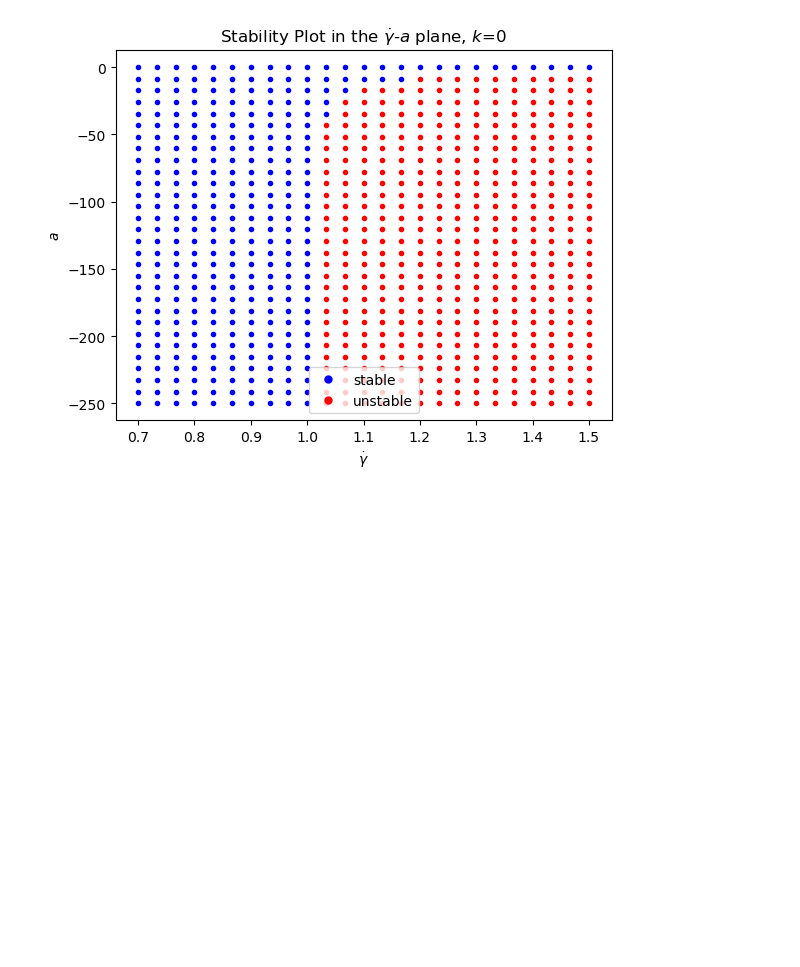
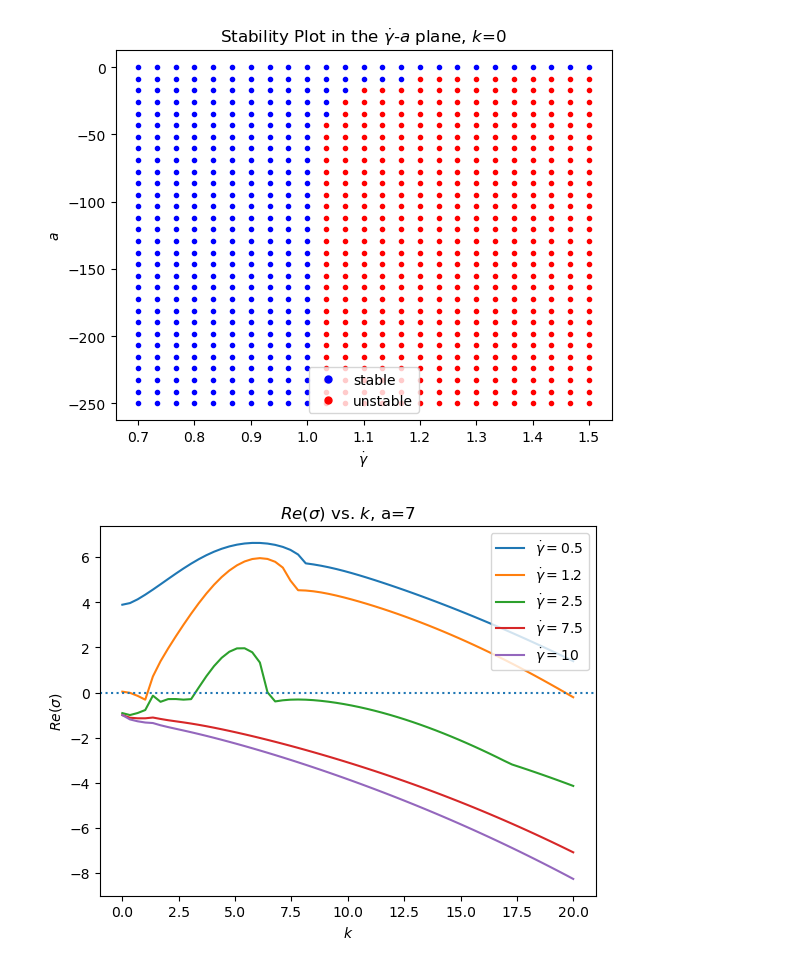
Before and after one commit to jaspercjp/Chebyshev-Pseudospectral-Active-Shear, a Jupyter notebook: python-code/ls2/analysis_tau.ipynb, the cells around one changed output. Saved outputs shown, nothing was run; the diff lists cells and outputs as text; code cells hidden in the pictures; blank space fills up the shorter version.

```diff
--- a/python-code/ls2/analysis_tau.ipynb
+++ b/python-code/ls2/analysis_tau.ipynb
@@ -352,3 +352,34 @@ al, ar, na = -250,0,30
 graph_spectra_gd_a_grid([gdl,gdr,ngd],[al,ar,na],tau,k,l_over_W_sq=0)
 # %% [output]
 [figure]
+# %%
+def max_re(zs):
+    acc = -float('inf')
+    for z in zs:
+        if z.real > acc:
+            acc = z
+    return acc
+
+def plot_resig_k(_a, _gds, n=20, plot=True,k_left=0, k_right =20):
+    _tau = 1
+    ks = np.linspace(k_left,k_right,n)
+    max_real_evs = np.zeros((len(_gds),n),dtype=np.complex_)
+    for j in range(len(_gds)):
+        for i in range(len(ks)):
+            evs = ev_tau(ks[i],_gds[j],_tau,_a,_ell_over_W_squared=0.01)
+            max_real_evs[j][i] = max_re(evs)
+    if plot:
+        for row in range(len(max_real_evs)):
+            plt.plot(ks, np.real(max_real_evs[row]),label="$\dot\gamma = {}$".format(_gds[row]))
+        plt.legend(loc="upper right")
+        plt.axhline(y=0,linestyle=':')
+        plt.title("$Re(\sigma)$ vs. $k$, a={}".format(_a))
+        plt.xlabel("$k$")
+        plt.ylabel("$Re(\sigma)$")
+    return max_real_evs
+# %%
+_a=7
+_gds = [0.5, 1.2, 2.5, 7.5, 10]
+max_real_evs_test = plot_resig_k(_a,_gds, n=60)
+# %% [output]
+[figure, added]
```
Also changed, not shown: parts of 16 cells of this notebook, 16 other files.
